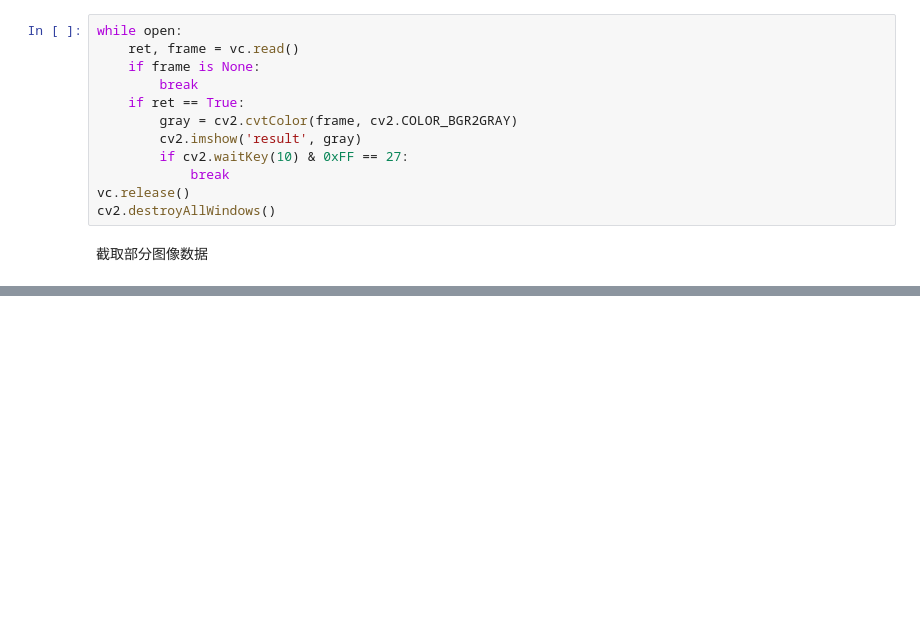
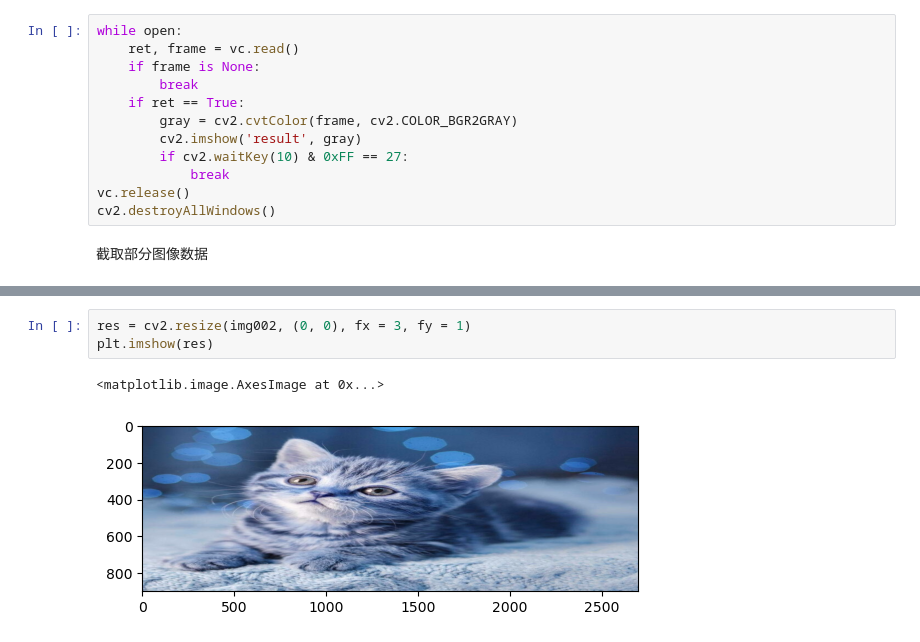
Before and after one commit to Alvy2024/opencv-python-tutorial, a Jupyter notebook: basic_image_processing_001.ipynb, the cells around one changed output, grey strips where cells are left out. Drawn from its saved outputs; the diff is of its cells as text; blank space fills up the shorter version.

```diff
--- a/basic_image_processing_001.ipynb
+++ b/basic_image_processing_001.ipynb
@@ -115,0 +277,6 @@ img = cv2.imread()
+# %%
+res = cv2.resize(img002, (0, 0), fx = 3, fy = 1)
+plt.imshow(res)
+# %% [output]
+<matplotlib.image.AxesImage at 0x...>
+[figure, added]
```
Also changed, not shown: parts of 41 cells of this notebook.
